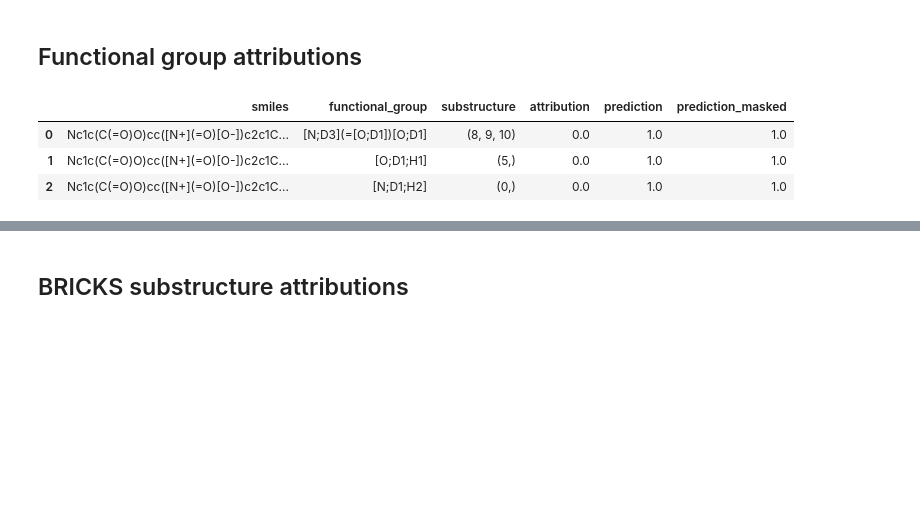
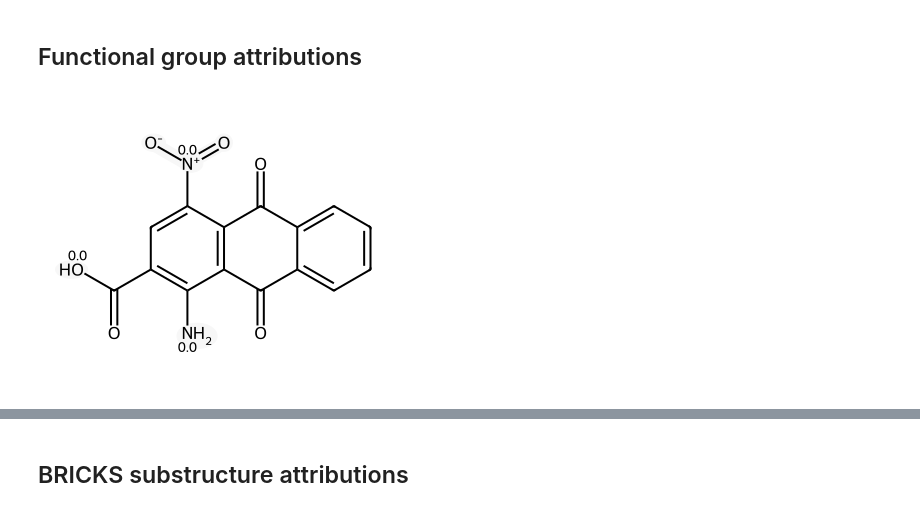
Before and after one commit to xwieme/MastatThesis, a Jupyter notebook: code/notebooks/mutagenicity_SME.ipynb, the cells around one changed output, grey strips where cells are left out. Cells and saved outputs as stored; diff of their text form; code cells hidden in the pictures; blank space fills up the shorter version.

```diff
--- a/code/notebooks/mutagenicity_SME.ipynb
+++ b/code/notebooks/mutagenicity_SME.ipynb
@@ -37,10 +37,11 @@ XAIChem.showMolecule(compound3_mol)
 # %% [markdown]
 ## Functional group attributions
 # %%
-XAIChem.functionalGroupAttributionScores(compound3_smiles, models, method="mask")
+attributions_mask = XAIChem.functionalGroupAttributionScores(compound3_smiles, models, method="mask")
+XAIChem.showMolecule(
+    compound3_mol,
+    attributions_mask.set_index("substructure").attribution.to_dict()
+)
 # %% [output]
-|  | smiles | functional_group | substructure | attribution | prediction | prediction_masked |
-| 0 | Nc1c(C(=O)O)cc([N+](=O)[O-])c2c1C... | [N;D3](=[O;D1])[O;D1] | (8, 9, 10) | 0.0 | 1.0 | 1.0 |
-| 1 | Nc1c(C(=O)O)cc([N+](=O)[O-])c2c1C... | [O;D1;H1] | (5,) | 0.0 | 1.0 | 1.0 |
-| 2 | Nc1c(C(=O)O)cc([N+](=O)[O-])c2c1C... | [N;D1;H2] | (0,) | 0.0 | 1.0 | 1.0 |
+[figure, added]
 # %%
```
Also changed, not shown: parts of 1 cell of this notebook, 10 other files.
